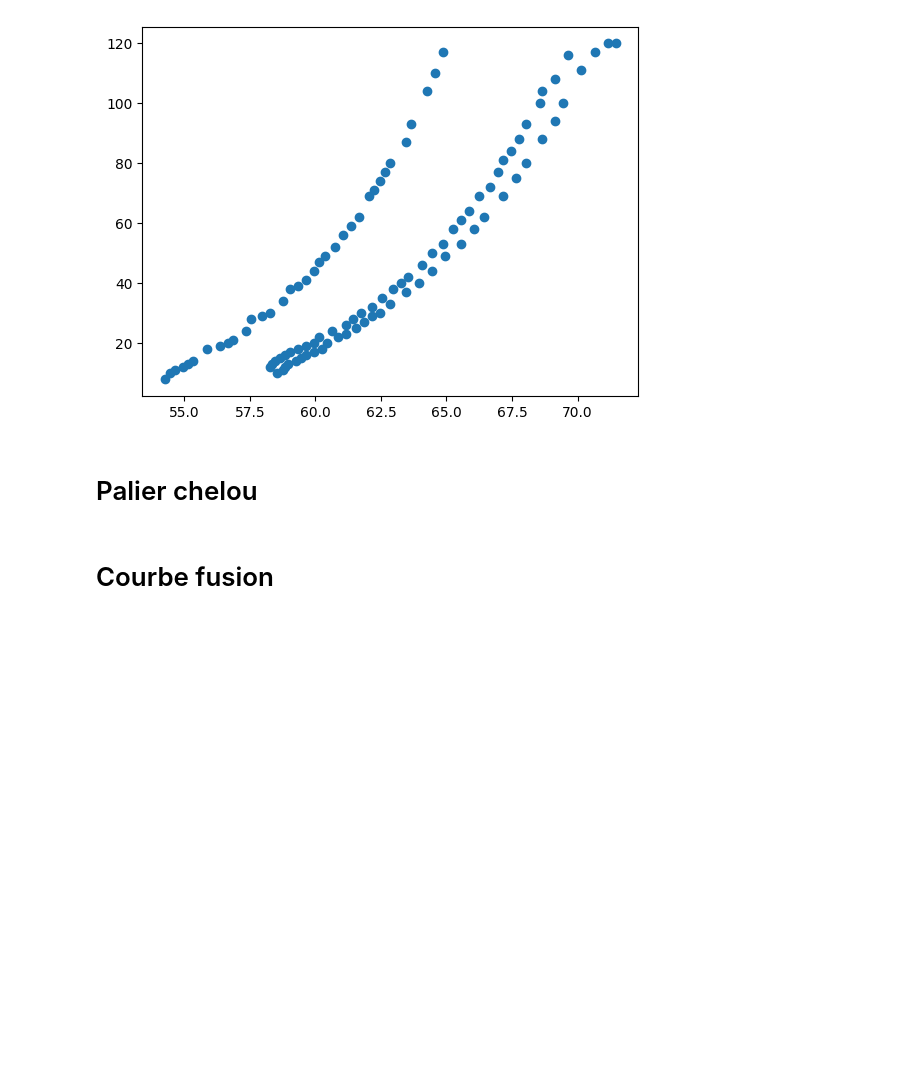
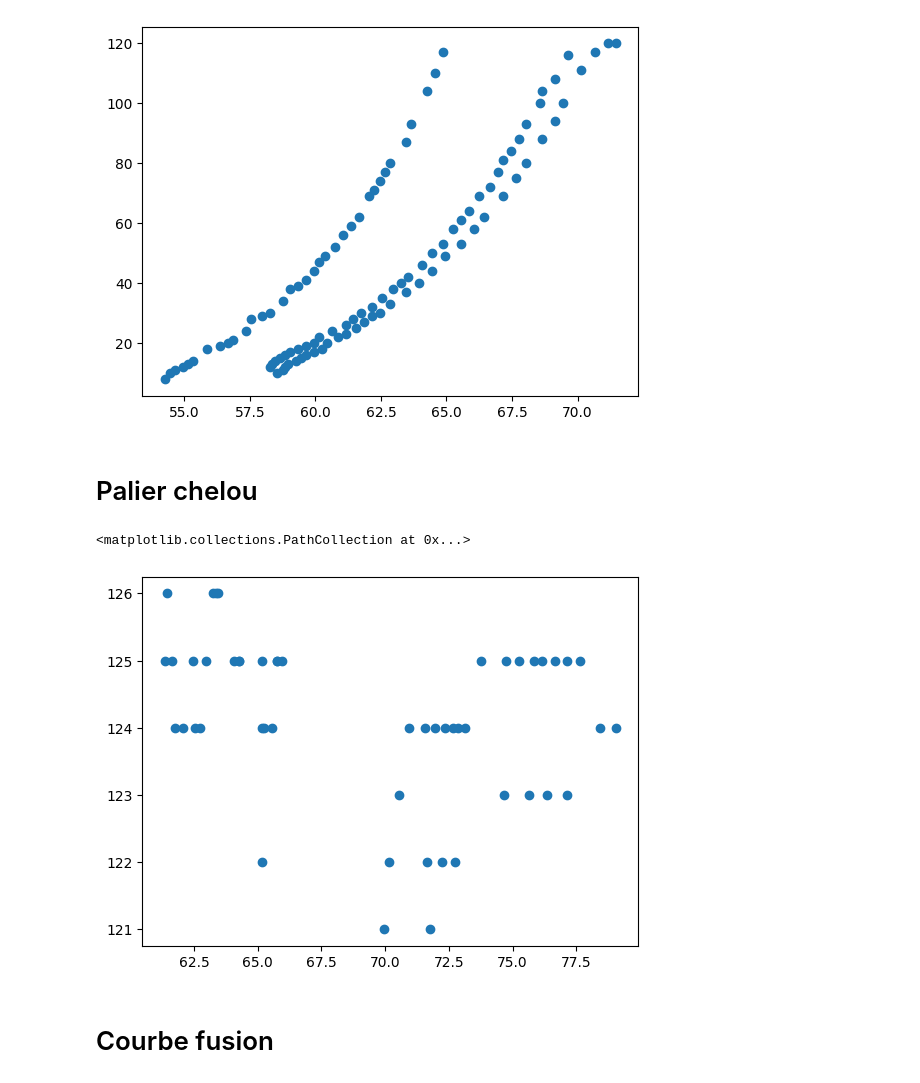
Before and after one commit to TomVdt/TPII-rapports, a Jupyter notebook: 02-K14-point-triple-azote/analyse/exp2.ipynb, the cells around one changed output. Saved outputs shown, nothing was run; the diff lists cells and outputs as text; code cells hidden in the pictures; blank space fills up the shorter version.

```diff
--- a/02-K14-point-triple-azote/analyse/exp2.ipynb
+++ b/02-K14-point-triple-azote/analyse/exp2.ipynb
@@ -61,8 +61,11 @@ plt.scatter(sublim[:,0], sublim[:,1])
 # Palier chelou
 # %%
 palier = datas[datas[:,1] <= 128]
-# datas = datas[datas[:,1] > 128]
-# plt.scatter(palier[:,0], palier[:,1])
+datas = datas[datas[:,1] > 128]
+plt.scatter(palier[:,0], palier[:,1])
+# %% [output]
+<matplotlib.collections.PathCollection at 0x...>
+[figure, added]
 # %% [markdown]
 # Courbe fusion
 # %%
```
Also changed, not shown: parts of 2 cells of this notebook, 6 other files.
